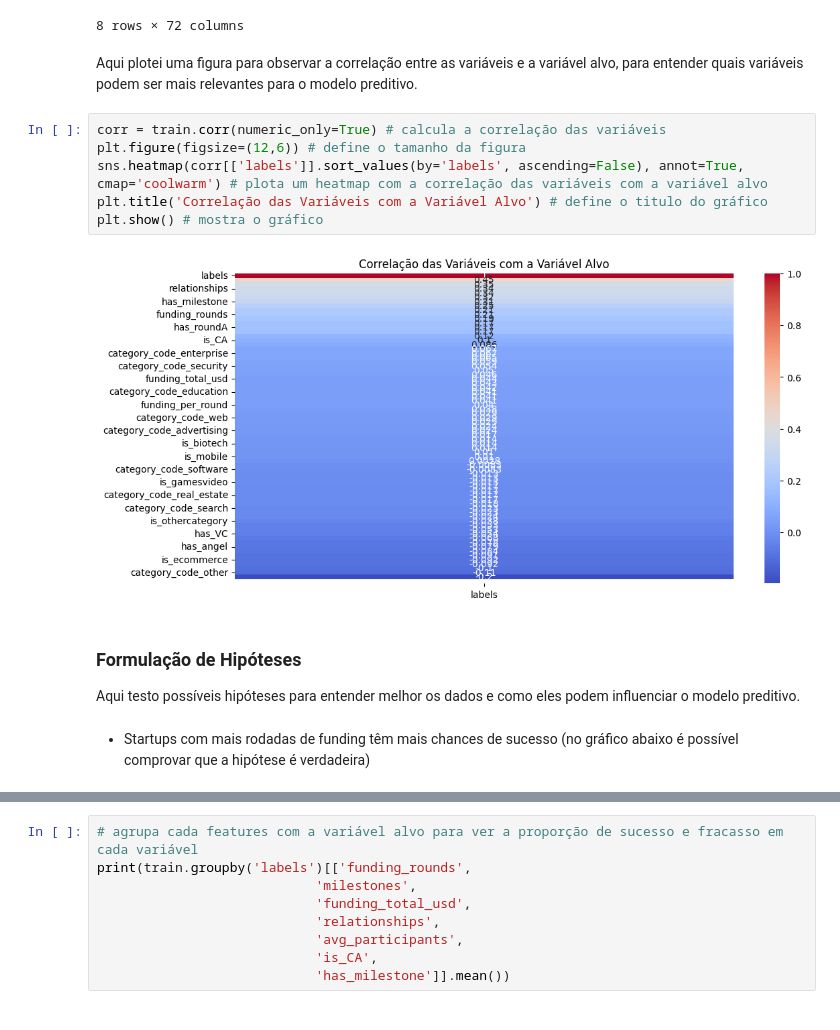
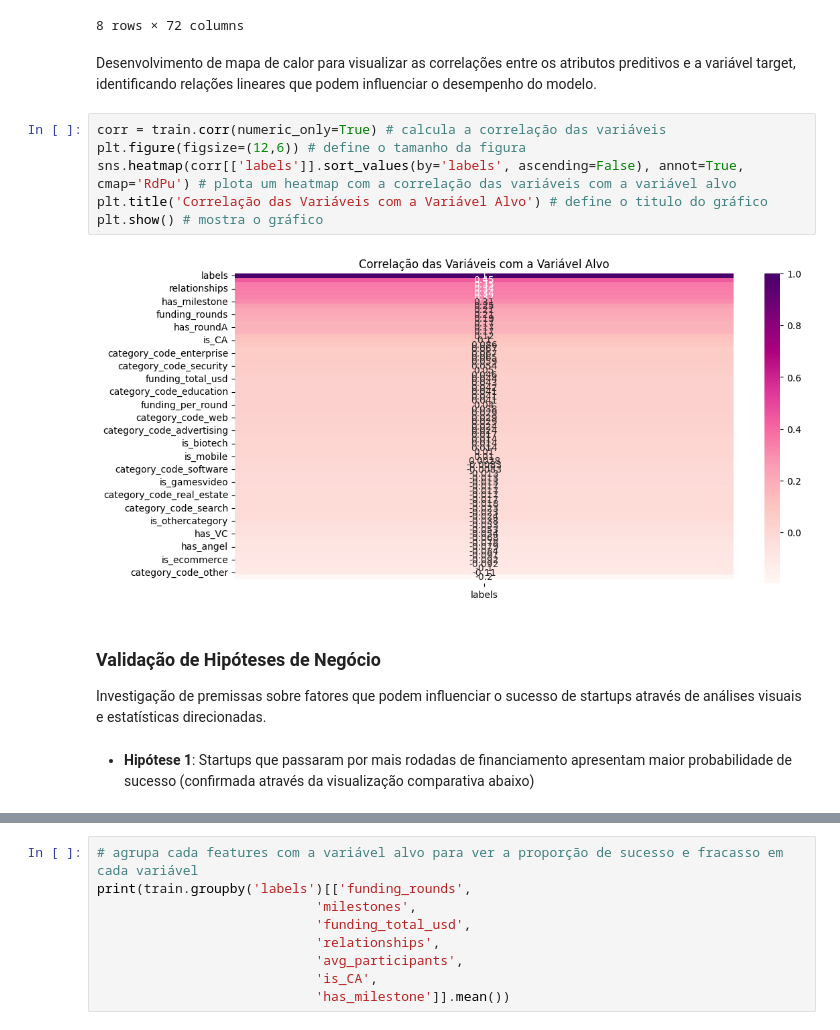
Before and after one commit to guedesrayssa/modelo-preditivo-startups, a Jupyter notebook: startup_success_model.ipynb, the cells around one changed output, grey strips where cells are left out. Drawn from its saved outputs; the diff is of its cells as text.

```diff
--- a/startup_success_model.ipynb
+++ b/startup_success_model.ipynb
@@ -171,19 +179,19 @@ train.describe() # mostra as estatísticas descritivas do dataframe
 | max | 923.000000 | 21.900000 | 21.900000 | 24.680000 | 24.680000 | ... |
 8 rows × 72 columns
 # %% [markdown]
-Aqui plotei uma figura para observar a correlação entre as variáveis e a variável alvo, para entender quais variáveis podem ser mais relevantes para o modelo preditivo.
+Desenvolvimento de mapa de calor para visualizar as correlações entre os atributos preditivos e a variável target, identificando relações lineares que podem influenciar o desempenho do modelo.
 # %%
 corr = train.corr(numeric_only=True) # calcula a correlação das variáveis
 plt.figure(figsize=(12,6)) # define o tamanho da figura
-sns.heatmap(corr[['labels']].sort_values(by='labels', ascending=False), annot=True, cmap='coolwarm') # plota um heatmap com a correlação das variáveis com a variável alvo
+sns.heatmap(corr[['labels']].sort_values(by='labels', ascending=False), annot=True, cmap='RdPu') # plota um heatmap com a correlação das variáveis com a variável alvo
 plt.title('Correlação das Variáveis com a Variável Alvo') # define o titulo do gráfico
 plt.show() # mostra o gráfico
 # %% [output]
-[figure, old version]
+[figure, new version]
 # %% [markdown]
-### Formulação de Hipóteses
+### Validação de Hipóteses de Negócio
 
-Aqui testo possíveis hipóteses para entender melhor os dados e como eles podem influenciar o modelo preditivo.
+Investigação de premissas sobre fatores que podem influenciar o sucesso de startups através de análises visuais e estatísticas direcionadas.
 # %% [markdown]
-- Startups com mais rodadas de funding têm mais chances de sucesso (no gráfico abaixo é possível comprovar que a hipótese é verdadeira)
+- **Hipótese 1**: Startups que passaram por mais rodadas de financiamento apresentam maior probabilidade de sucesso (confirmada através da visualização comparativa abaixo)
 # %%
```
Also changed, not shown: parts of 32 cells of this notebook.
